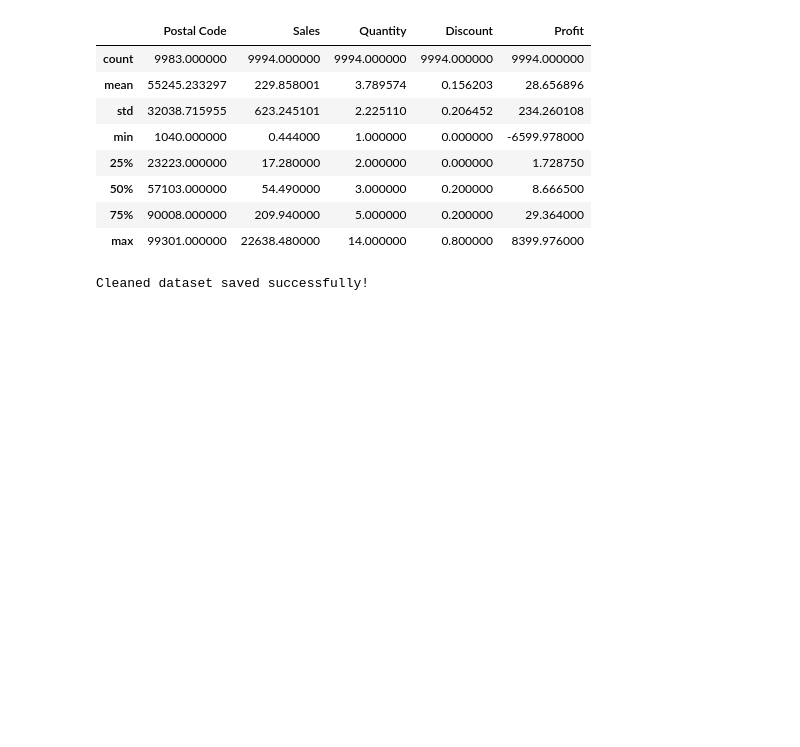
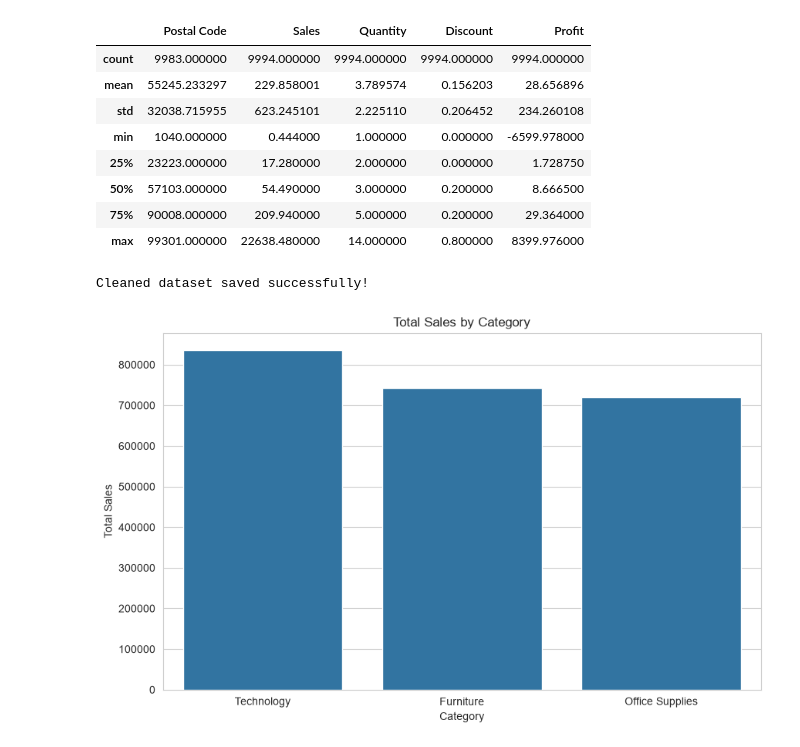
Before and after one commit to Mariyam-Shahla/datheon-data-analytics-internship-, a Jupyter notebook: Project-1-Python-EDA/EDA_Analysis.ipynb, the cells around one changed output. Cells and saved outputs as stored; diff of their text form; code cells hidden in the pictures; blank space fills up the shorter version.

```diff
--- a/Project-1-Python-EDA/EDA_Analysis.ipynb
+++ b/Project-1-Python-EDA/EDA_Analysis.ipynb
@@ -299,3 +299,18 @@ df.to_excel("dataset/superstore_sales_cleaned.xlsx", index=False)
 print("Cleaned dataset saved successfully!")
 # %% [output]
 Cleaned dataset saved successfully!
+# %%
+# Sales by Category
+
+category_sales=df.groupby("Category")["Sales"].sum().sort_values(ascending=False)
+
+plt.figure(figsize=(10,6))
+sns.barplot(x=category_sales.index, y=category_sales.values)
+
+plt.title("Total Sales by Category")
+plt.xlabel("Category")
+plt.ylabel("Total Sales")
+
+plt.show()
+# %% [output]
+[figure, added]
```
Also changed, not shown: parts of 9 cells of this notebook, 1 other file.
